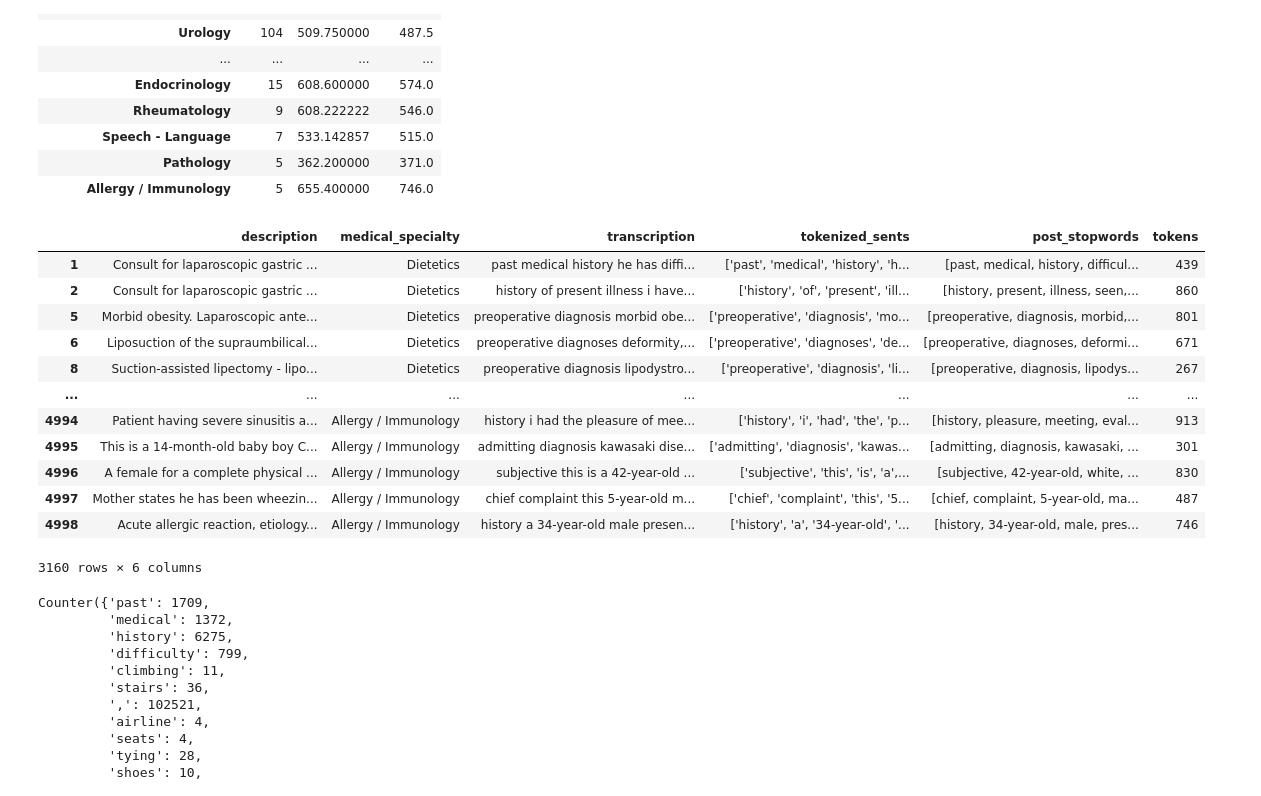
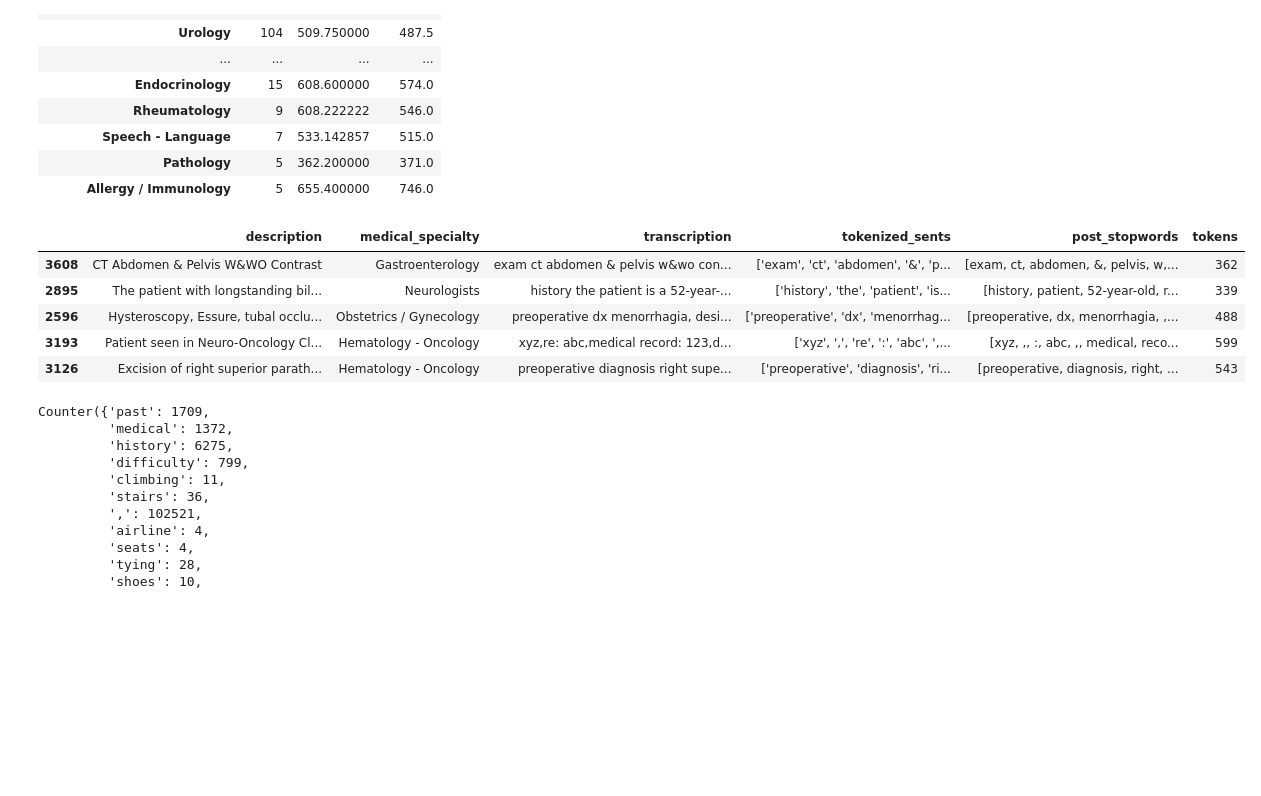
Before and after one commit to AliceSartori/NLP_AND_Clinical-Notes, a Jupyter notebook: alice/Machine_Learning_04_25.ipynb, the cells around one changed output. Drawn from its saved outputs; the diff is of its cells as text; code cells hidden in the pictures; blank space fills up the shorter version.

```diff
--- a/alice/Machine_Learning_04_25.ipynb
+++ b/alice/Machine_Learning_04_25.ipynb
@@ -406,3 +286,0 @@ data
-# %%
-data = data[data['medical_specialty'] != ' Hospice - Palliative Care']
-data
@@ -423,2 +287,10 @@ data
-# %%
-data = data[data['medical_specialty'] != ' Emergency Room Reports']
+# %%
+data = data[(data['medical_specialty'] != ' Discharge Summary')&
+            (data['medical_specialty'] != ' Office Notes') &
+            (data['medical_specialty'] != ' SOAP / Chart / Progress Notes') &
+            (data['medical_specialty'] != ' Letters') &
+            (data['medical_specialty'] != ' IME-QME-Work Comp etc.') &
+           (data['medical_specialty'] != ' Hospice - Palliative Care')&
+           (data['medical_specialty'] != ' Emergency Room Reports') &
+            (data['medical_specialty'] != ' Autopsy')]
+data
@@ -723,4 +607 @@ data['medical_specialty'].value_counts()
 Name: medical_specialty, dtype: int64
-# %%
-data = data[data['medical_specialty'] != ' Autopsy']
-data
@@ -799,20 +666,13 @@ data.groupby('medical_specialty')['tokens'].agg(['count', 'mean', 'median']).sor
 # %%
 del data['sample_name']
 # %%
-data
+data.sample(5)
 # %% [output]
 |  | description | medical_specialty | transcription | tokenized_sents | post_stopwords | tokens |
-| 1 | Consult for laparoscopic gastric ... | Dietetics | past medical history he has diffi... | ['past', 'medical', 'history', 'h... | [past, medical, history, difficul... | 439 |
-| 2 | Consult for laparoscopic gastric ... | Dietetics | history of present illness i have... | ['history', 'of', 'present', 'ill... | [history, present, illness, seen,... | 860 |
-| 5 | Morbid obesity. Laparoscopic ante... | Dietetics | preoperative diagnosis morbid obe... | ['preoperative', 'diagnosis', 'mo... | [preoperative, diagnosis, morbid,... | 801 |
-| 6 | Liposuction of the supraumbilical... | Dietetics | preoperative diagnoses deformity,... | ['preoperative', 'diagnoses', 'de... | [preoperative, diagnoses, deformi... | 671 |
-| 8 | Suction-assisted lipectomy - lipo... | Dietetics | preoperative diagnosis lipodystro... | ['preoperative', 'diagnosis', 'li... | [preoperative, diagnosis, lipodys... | 267 |
-| ... | ... | ... | ... | ... | ... | ... |
-| 4994 | Patient having severe sinusitis a... | Allergy / Immunology | history i had the pleasure of mee... | ['history', 'i', 'had', 'the', 'p... | [history, pleasure, meeting, eval... | 913 |
-| 4995 | This is a 14-month-old baby boy C... | Allergy / Immunology | admitting diagnosis kawasaki dise... | ['admitting', 'diagnosis', 'kawas... | [admitting, diagnosis, kawasaki, ... | 301 |
-| 4996 | A female for a complete physical ... | Allergy / Immunology | subjective this is a 42-year-old ... | ['subjective', 'this', 'is', 'a',... | [subjective, 42-year-old, white, ... | 830 |
-| 4997 | Mother states he has been wheezin... | Allergy / Immunology | chief complaint this 5-year-old m... | ['chief', 'complaint', 'this', '5... | [chief, complaint, 5-year-old, ma... | 487 |
-| 4998 | Acute allergic reaction, etiology... | Allergy / Immunology | history a 34-year-old male presen... | ['history', 'a', '34-year-old', '... | [history, 34-year-old, male, pres... | 746 |
+| 3608 | CT Abdomen & Pelvis W&WO Contrast | Gastroenterology | exam ct abdomen & pelvis w&wo con... | ['exam', 'ct', 'abdomen', '&', 'p... | [exam, ct, abdomen, &, pelvis, w,... | 362 |
+| 2895 | The patient with longstanding bil... | Neurologists | history the patient is a 52-year-... | ['history', 'the', 'patient', 'is... | [history, patient, 52-year-old, r... | 339 |
+| 2596 | Hysteroscopy, Essure, tubal occlu... | Obstetrics / Gynecology | preoperative dx menorrhagia, desi... | ['preoperative', 'dx', 'menorrhag... | [preoperative, dx, menorrhagia, ,... | 488 |
+| 3193 | Patient seen in Neuro-Oncology Cl... | Hematology - Oncology | xyz,re: abc,medical record: 123,d... | ['xyz', ',', 're', ':', 'abc', ',... | [xyz, ,, :, abc, ,, medical, reco... | 599 |
+| 3126 | Excision of right superior parath... | Hematology - Oncology | preoperative diagnosis right supe... | ['preoperative', 'diagnosis', 'ri... | [preoperative, diagnosis, right, ... | 543 |
-3160 rows × 6 columns
 # %%
 from collections import Counter
```
Also changed, not shown: parts of 68 cells of this notebook.
